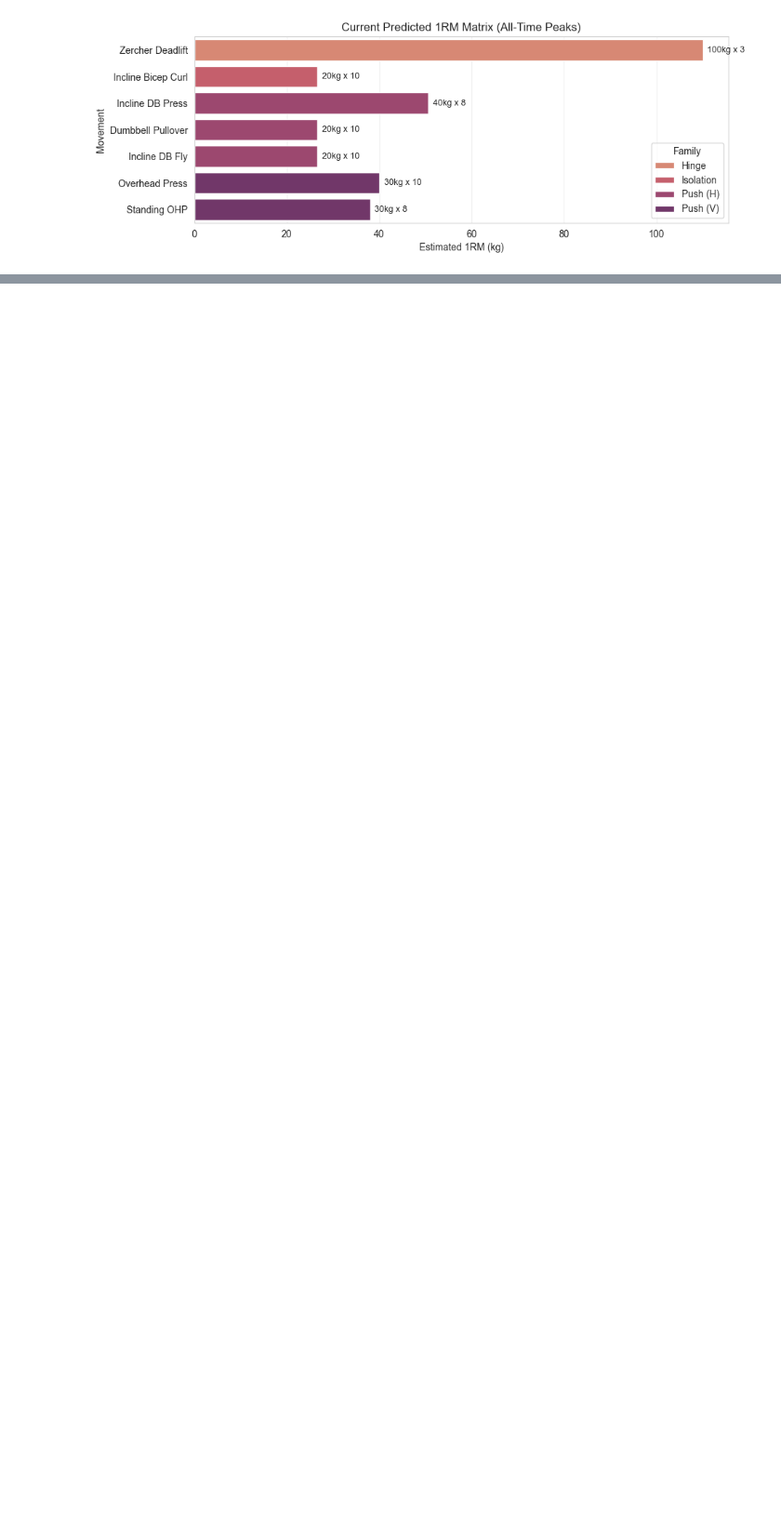
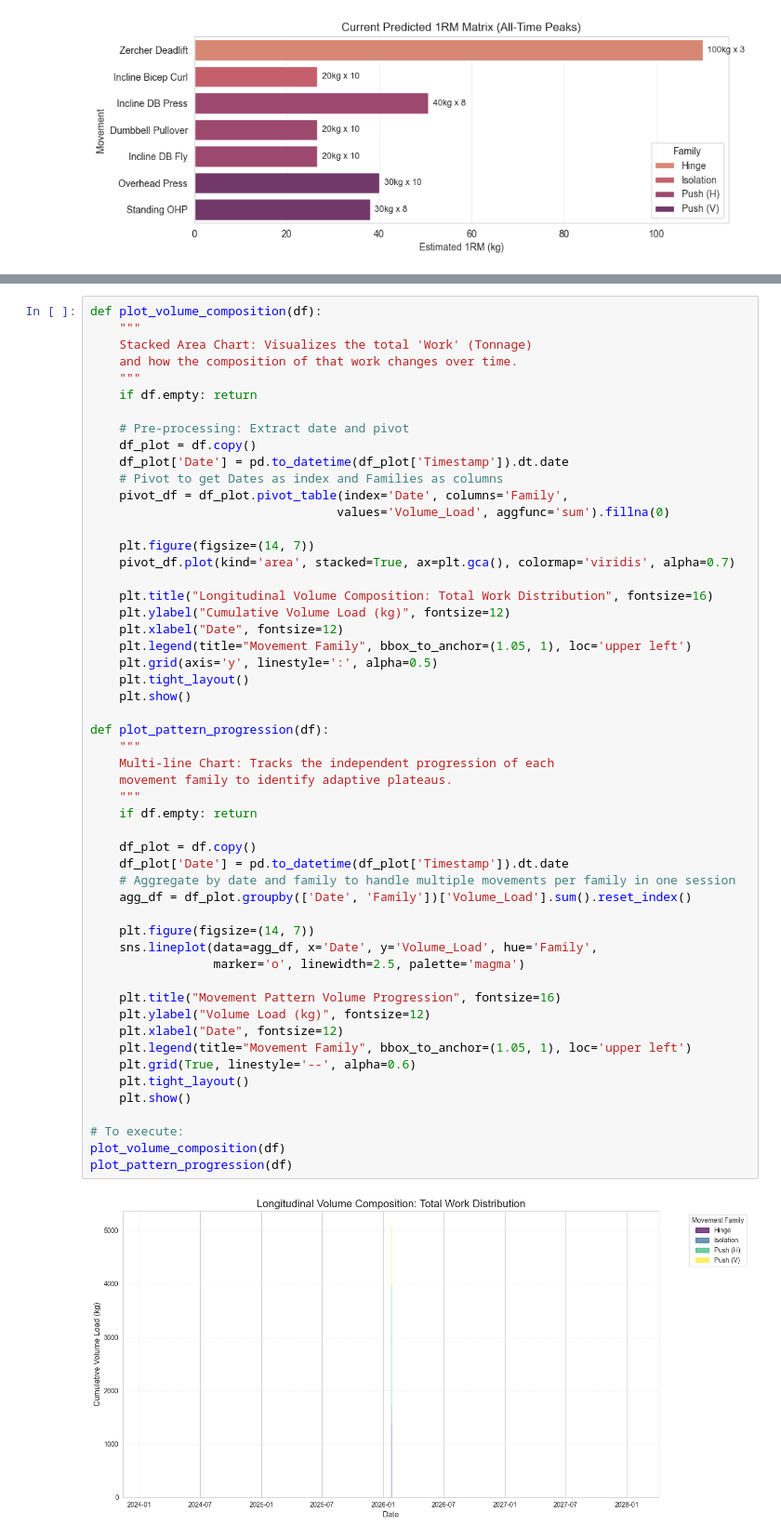
Before and after one commit to JonesRobM/Lifting-Tracking, a Jupyter notebook: notebooks/update_log.ipynb, the cells around one changed output, grey strips where cells are left out. Shown at 93% size. Drawn from its saved outputs; the diff is of its cells as text; blank space fills up the shorter version.

```diff
--- a/notebooks/update_log.ipynb
+++ b/notebooks/update_log.ipynb
@@ -391,0 +604,55 @@ Passing `palette` without assigning `hue` is deprecated and will be removed in v
+# %%
+def plot_volume_composition(df):
+    """
+    Stacked Area Chart: Visualizes the total 'Work' (Tonnage)
+    and how the composition of that work changes over time.
+    """
+    if df.empty: return
+
+    # Pre-processing: Extract date and pivot
+    df_plot = df.copy()
+    df_plot['Date'] = pd.to_datetime(df_plot['Timestamp']).dt.date
+    # Pivot to get Dates as index and Families as columns
+    pivot_df = df_plot.pivot_table(index='Date', columns='Family',
+                                  values='Volume_Load', aggfunc='sum').fillna(0)
+
+    plt.figure(figsize=(14, 7))
+    pivot_df.plot(kind='area', stacked=True, ax=plt.gca(), colormap='viridis', alpha=0.7)
+
+    plt.title("Longitudinal Volume Composition: Total Work Distribution", fontsize=16)
+    plt.ylabel("Cumulative Volume Load (kg)", fontsize=12)
+    plt.xlabel("Date", fontsize=12)
+    plt.legend(title="Movement Family", bbox_to_anchor=(1.05, 1), loc='upper left')
+    plt.grid(axis='y', linestyle=':', alpha=0.5)
+    plt.tight_layout()
+    plt.show()
+
+def plot_pattern_progression(df):
+    """
+    Multi-line Chart: Tracks the independent progression of each
+    movement family to identify adaptive plateaus.
+    """
+    if df.empty: return
+
+    df_plot = df.copy()
+    df_plot['Date'] = pd.to_datetime(df_plot['Timestamp']).dt.date
+    # Aggregate by date and family to handle multiple movements per family in one session
+    agg_df = df_plot.groupby(['Date', 'Family'])['Volume_Load'].sum().reset_index()
+
+    plt.figure(figsize=(14, 7))
+    sns.lineplot(data=agg_df, x='Date', y='Volume_Load', hue='Family',
+                 marker='o', linewidth=2.5, palette='magma')
+
+    plt.title("Movement Pattern Volume Progression", fontsize=16)
+    plt.ylabel("Volume Load (kg)", fontsize=12)
+    plt.xlabel("Date", fontsize=12)
+    plt.legend(title="Movement Family", bbox_to_anchor=(1.05, 1), loc='upper left')
+    plt.grid(True, linestyle='--', alpha=0.6)
+    plt.tight_layout()
+    plt.show()
+
+# To execute:
+plot_volume_composition(df)
+plot_pattern_progression(df)
+# %% [output]
+[figure, added]
```
Also changed, not shown: parts of 8 cells of this notebook, 1 other file.
